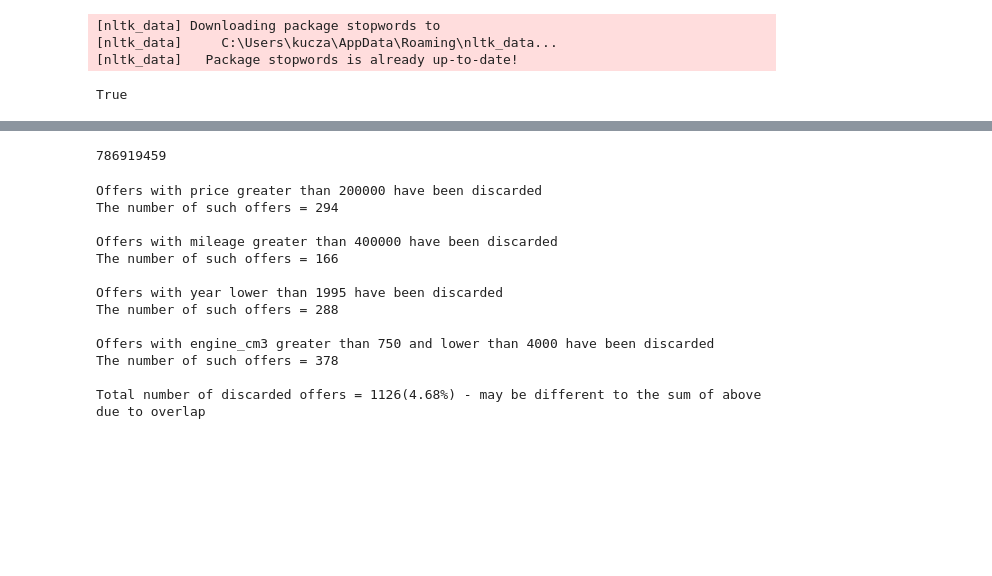
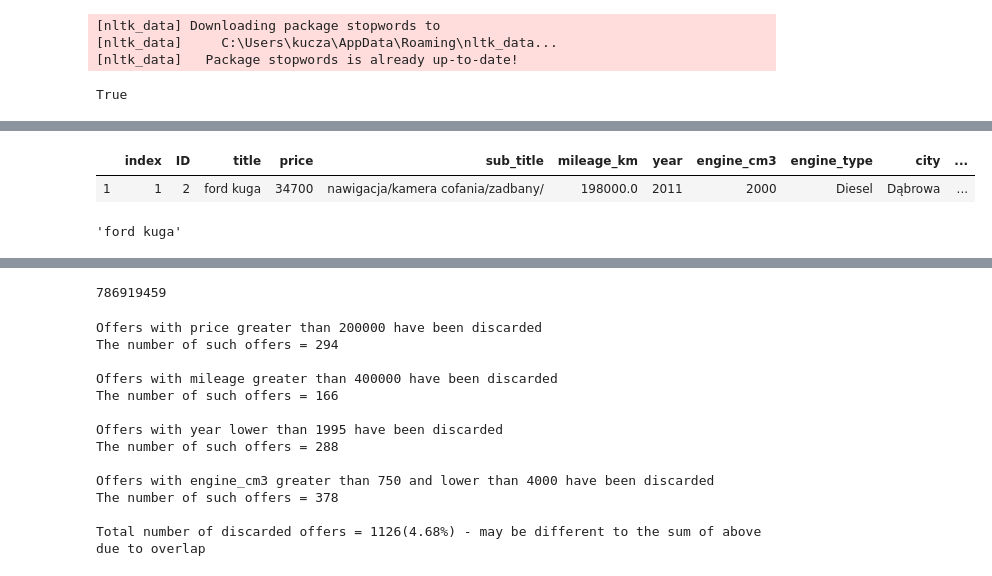
Before and after one commit to TomekQ13/Car_purchase, a Jupyter notebook: car_purchase.ipynb, the cells around one changed output, grey strips where cells are left out. Drawn from its saved outputs; the diff is of its cells as text; code cells hidden in the pictures; blank space fills up the shorter version.

```diff
--- a/car_purchase.ipynb
+++ b/car_purchase.ipynb
@@ -218,7 +218,7 @@ class CarData:
 
                 #delete the string from the column
                 if delete_from_strings == 'yes':
-                    self.data[] = self.data['engine_cm3'].apply(lambda x: x.replace('cm3', ''))
+                    self.data[column] = self.data[column].apply(lambda x: x.replace(category, ''))
 
         return self
     """
@@ -265,13 +265,14 @@ class CarData:
             #TO DO
             #also TO DO check Anova assumptions
     def nlp(self):
-        self.data['concat_title_subtitle'] = str(self.data['title'])+str(self.data['sub_title'])
+        self.data['concat_title_subtitle'] = self.data['title'] + ' ' + self.data['sub_title']
         corpus = []
         for i in range(0, len(self.data)):
-            review = re.sub('[^a-zA-Z]', ' ', dataset['Review'][i])
-            review = review.lower()
-            review = review.split()
-            ps = PorterStemmer()
-            review = [ps.stem(word) for word in review if not word in set(stopwords.words('english'))]
-            review = ' '.join(review)
-            corpus.append(review)
+            word = re.sub('[^a-zA-Z]', ' ', self.data.reset_index().loc[i]['concat_title_subtitle'])
+            word = word.lower()
+            word = word.split()
+            #ps = PorterStemmer()
+            #word = [ps.stem(word) for word in word if not word in set(stopwords.words('polish'))]
+            word = ' '.join(word)
+            corpus.append(word)
+        return corpus
@@ -290,5 +279,2 @@ self.data['concat_title_subtitle'] = str(self.data['title'])+str(self.data['sub_
 # %%
 x = CarData('data/')
-# %%
-x.categorical_variables = ['engine_type']
-x.anova(alpha = 0.01)
@@ -315,3 +301,12 @@ Benzyna+LPG     Hybryda  55622.9915 0.001  49796.1376  61449.8454   True
+# %%
+x.data.reset_index().loc[[1]]
+# %% [output]
+|  | index | ID | title | price | sub_title | mileage_km | year | engine_cm3 | engine_type | city | ... |
+| 1 | 1 | 2 | ford kuga | 34700 | nawigacja/kamera cofania/zadbany/ | 198000.0 | 2011 | 2000 | Diesel | Dąbrowa | ... |
+# %%
+x.data.iloc[1]['title']
+# %% [output]
+'ford kuga'
 # %%
 x = x.add_dummies(['ford', 'mercedes', 'suzuki'], ['title', 'sub_title'])
 # %%
```
Also changed, not shown: parts of 4 cells of this notebook.
